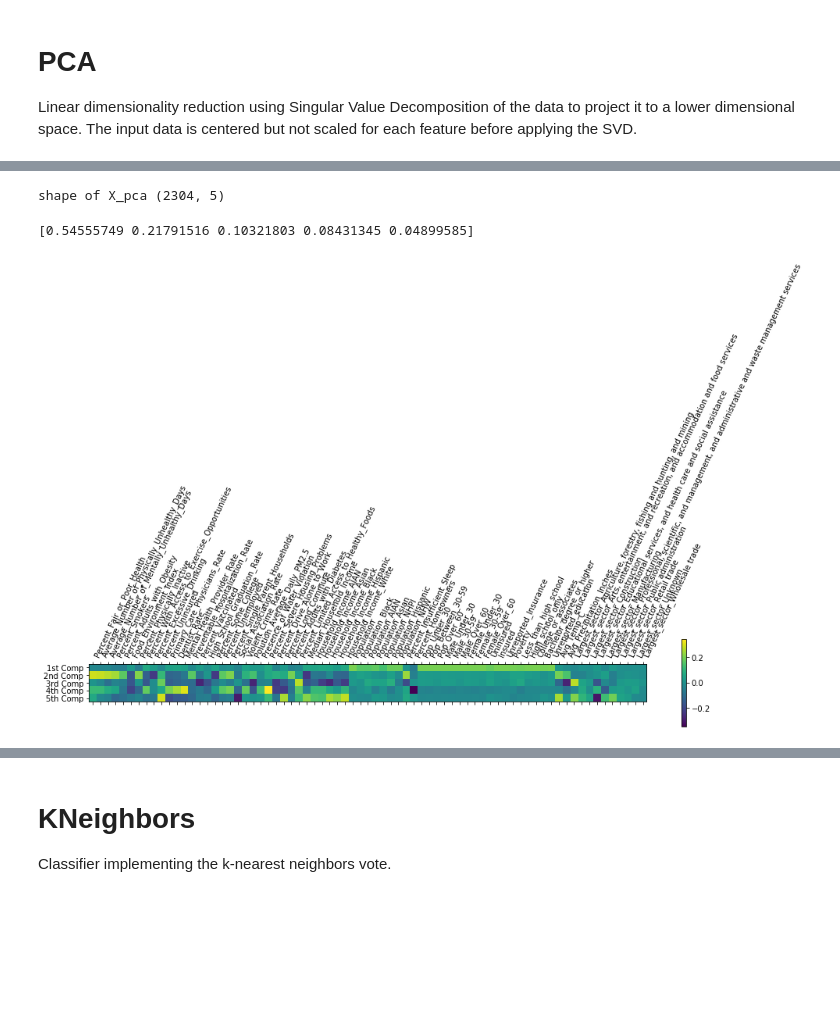
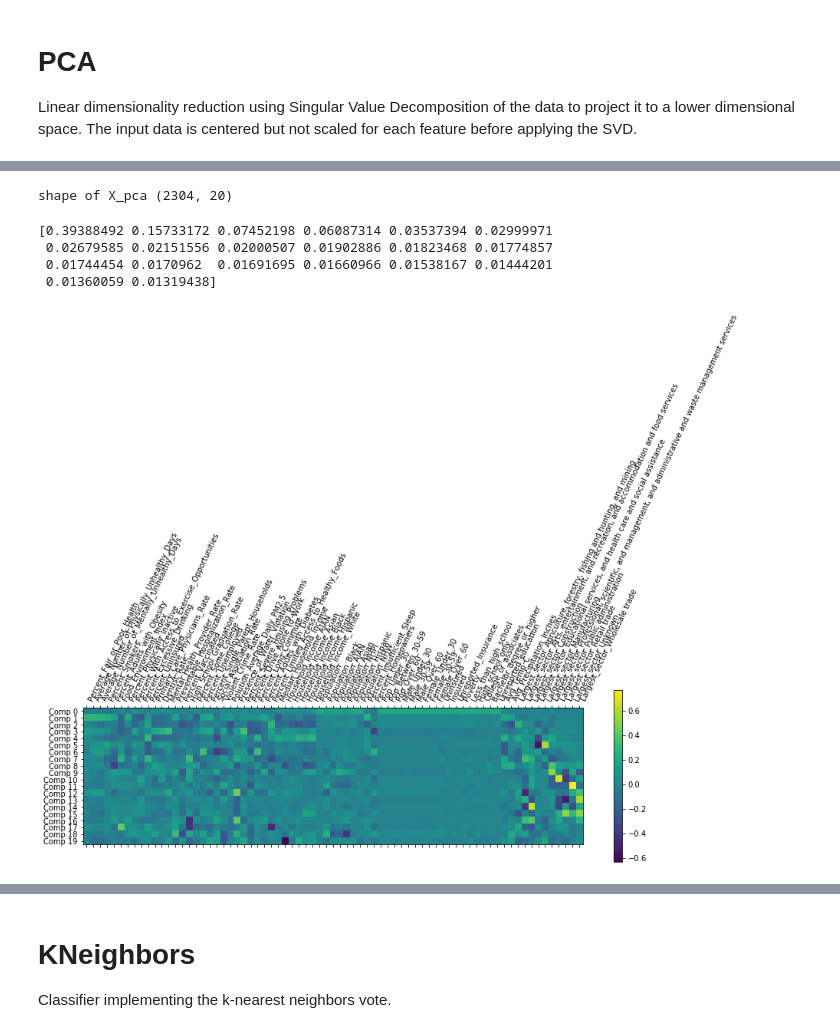
Before and after one commit to Khanguye/HeartDiseaseByCounty_ML, a Jupyter notebook: HeartDisease_ML_Week2.ipynb, the cells around one changed output, grey strips where cells are left out. Cells and saved outputs as stored; diff of their text form; code cells hidden in the pictures; blank space fills up the shorter version.

Commit message:
added PCA , PCA based RandomForestClassification, Visualization

```diff
--- a/HeartDisease_ML_Week2.ipynb
+++ b/HeartDisease_ML_Week2.ipynb
@@ -294,13 +319,20 @@ pca = PCA(n_components=5)
+# %%
+#re-initial pca model with number of components determined
+n_components = 20
+pca = PCA(n_components=n_components)
 # %%
-hd_pca = pca.fit_transform(X_train_scaled)
-#let's check the shape of hd_pca array
-print ("shape of X_pca", hd_pca.shape)
+X_trained_pca = pca.fit_transform(X_train_scaled)
+#let's check the shape of X_trained_pca array
+print ("shape of X_pca", X_trained_pca.shape)
 # %% [output]
-shape of X_pca (2304, 5)
+shape of X_pca (2304, 20)
 # %%
 #once pca is trained lets get the variance ratio and its details
-ex_variance=np.var(hd_pca,axis=0)
+ex_variance=np.var(X_trained_pca,axis=0)
 ex_variance_ratio = ex_variance/np.sum(ex_variance)
 print (ex_variance_ratio )
 # %% [output]
-[0.54555749 0.21791516 0.10321803 0.08431345 0.04899585]
+[0.39388492 0.15733172 0.07452198 0.06087314 0.03537394 0.02999971
+ 0.02679585 0.02151556 0.02000507 0.01902886 0.01823468 0.01774857
+ 0.01744454 0.0170962  0.01691695 0.01660966 0.01538167 0.01444201
+ 0.01360059 0.01319438]
@@ -311,9 +341,16 @@ print (ex_variance_ratio )
 # %%
 plt.matshow(pca.components_,cmap='viridis')
-plt.yticks([0,1,2,3,4],['1st Comp','2nd Comp','3rd Comp', '4th Comp', '5th Comp'],fontsize=10)
+pca_column_names = []
+pca_column_index = []
+for i in range(n_components):
+    pca_column_index.append(i)
+    pca_column_names.append("Comp "+ str(i))
+
+plt.yticks(pca_column_index,
+           pca_column_names, fontsize=10)
 plt.colorbar()
 plt.xticks(range(len(X.columns)),X.columns,rotation=65,ha='left')
 plt.tight_layout()
 plt.show()
 # %% [output]
-[figure, old version]
+[figure, new version]
```
Also changed, not shown: parts of 60 cells of this notebook, 8 other files.
